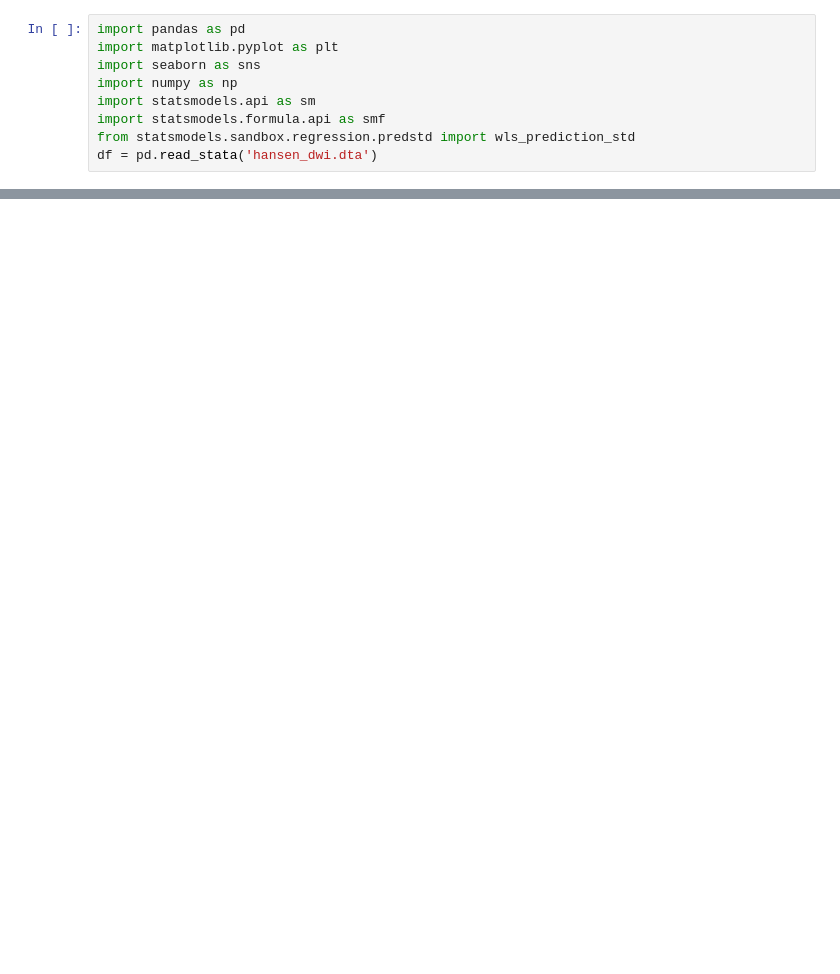
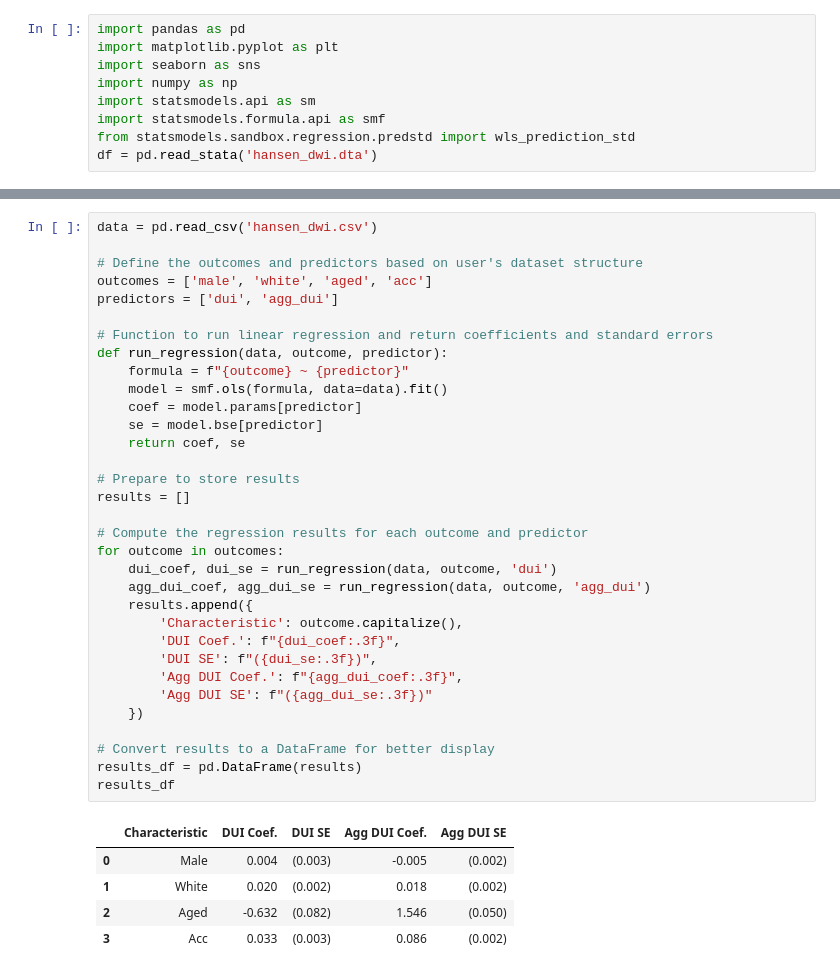
Before and after one commit to ECON-470-Data-Sci-Econ-Social-Issues/FinalProject_RDD, a Jupyter notebook: replication.ipynb, the cells around one changed output, grey strips where cells are left out. Drawn from its saved outputs; the diff is of its cells as text; blank space fills up the shorter version.

```diff
--- a/replication.ipynb
+++ b/replication.ipynb
@@ -380,0 +79,39 @@ strong multicollinearity or other numerical problems.
+# %%
+data = pd.read_csv('hansen_dwi.csv')
+
+# Define the outcomes and predictors based on user's dataset structure
+outcomes = ['male', 'white', 'aged', 'acc']
+predictors = ['dui', 'agg_dui']
+
+# Function to run linear regression and return coefficients and standard errors
+def run_regression(data, outcome, predictor):
+    formula = f"{outcome} ~ {predictor}"
+    model = smf.ols(formula, data=data).fit()
+    coef = model.params[predictor]
+    se = model.bse[predictor]
+    return coef, se
+
+# Prepare to store results
+results = []
+
+# Compute the regression results for each outcome and predictor
+for outcome in outcomes:
+    dui_coef, dui_se = run_regression(data, outcome, 'dui')
+    agg_dui_coef, agg_dui_se = run_regression(data, outcome, 'agg_dui')
+    results.append({
+        'Characteristic': outcome.capitalize(),
+        'DUI Coef.': f"{dui_coef:.3f}",
+        'DUI SE': f"({dui_se:.3f})",
+        'Agg DUI Coef.': f"{agg_dui_coef:.3f}",
+        'Agg DUI SE': f"({agg_dui_se:.3f})"
+    })
+
+# Convert results to a DataFrame for better display
+results_df = pd.DataFrame(results)
+results_df
+# %% [output]
+|  | Characteristic | DUI Coef. | DUI SE | Agg DUI Coef. | Agg DUI SE |
+| 0 | Male | 0.004 | (0.003) | -0.005 | (0.002) |
+| 1 | White | 0.020 | (0.002) | 0.018 | (0.002) |
+| 2 | Aged | -0.632 | (0.082) | 1.546 | (0.050) |
+| 3 | Acc | 0.033 | (0.003) | 0.086 | (0.002) |
```
Also changed, not shown: parts of 6 cells of this notebook.
